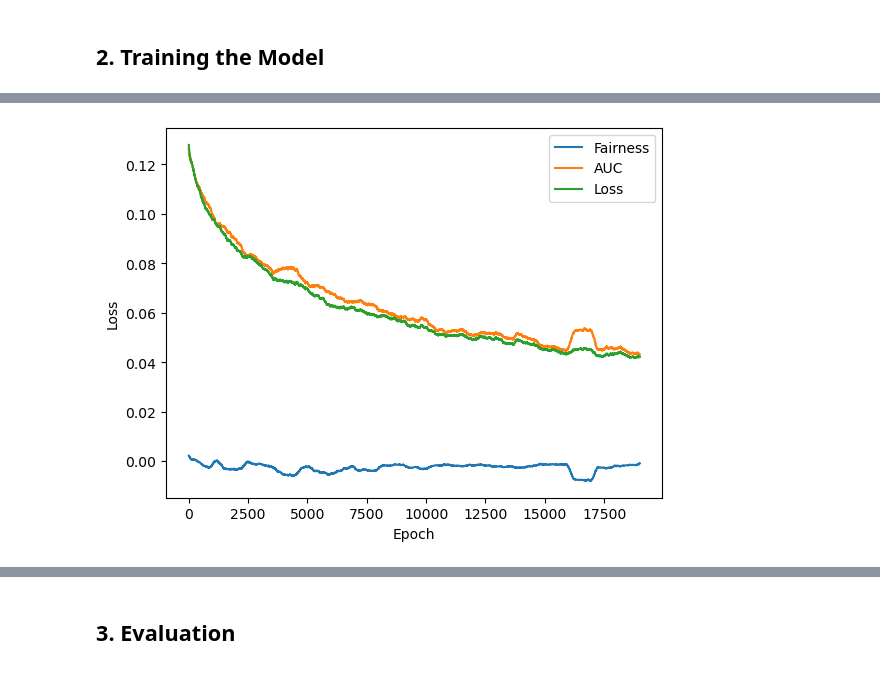
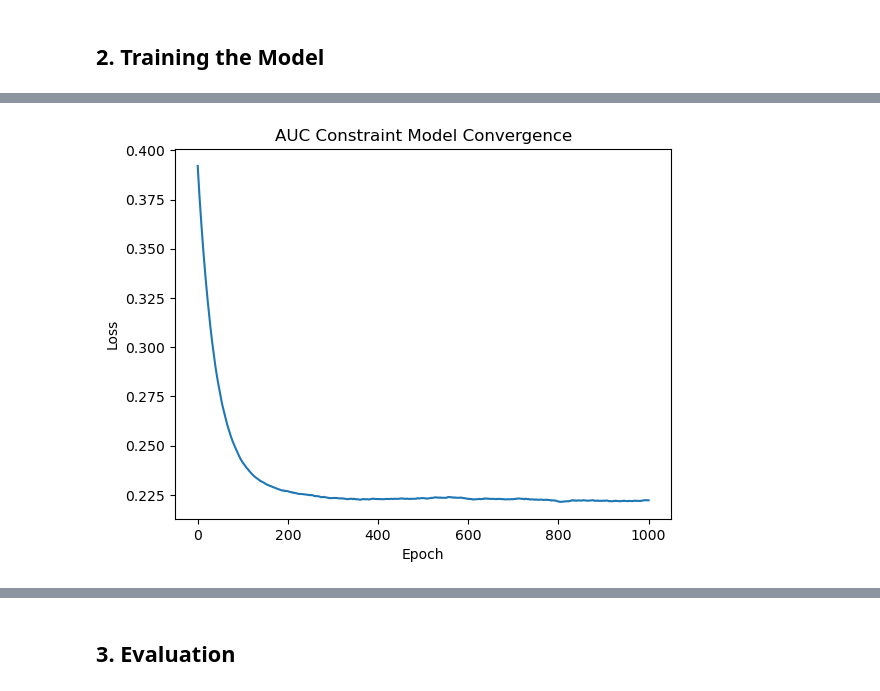
Before and after one commit to alexandremr01/roc-fairness-constraints, a Jupyter notebook: roc_fairness.ipynb, the cells around one changed output, grey strips where cells are left out. Drawn from its saved outputs; the diff is of its cells as text; code cells hidden in the pictures.

```diff
--- a/roc_fairness.ipynb
+++ b/roc_fairness.ipynb
@@ -396,18 +367,17 @@ plt.show()
 # %%
-aucloss = AUCLoss(coef_lagrange=1, adapt_step=0.01)
-model_auc, history = train_model(loss_calculator=aucloss)
+set_seed(1234)
+aucloss = AUCLoss(lambd=0.5, adapt_step=0.01)
+model_auc, history = train_model(
+    loss_calculator=aucloss,
+    lr=1e-3,
+    coef_regularization=0.05,
+    n_epochs=2000
+)
+
+plt.plot(moving_average(history))
+plt.xlabel('Epoch')
+plt.ylabel('Loss')
+plt.title('AUC Constraint Model Convergence')
+plt.show()
+# %% [output]
+[figure, added]
-# %%
-def ma(x, window_width = 1000):
-    cumsum_vec = np.cumsum(np.insert(x, 0, 0))
-    ma_vec = (cumsum_vec[window_width:] - cumsum_vec[:-window_width]) / window_width
-    return ma_vec
-
-plt.plot(ma(aucloss.history_fairness), label='Fairness')
-plt.plot(ma(aucloss.history_rel_auc), label='AUC')
-plt.plot(ma(history), label='Loss')
-plt.legend()
-plt.xlabel('Epoch')
-plt.ylabel('Loss')
-plt.show()
-# %% [output]
-[figure, removed]
```
Also changed, not shown: parts of 51 cells of this notebook.
